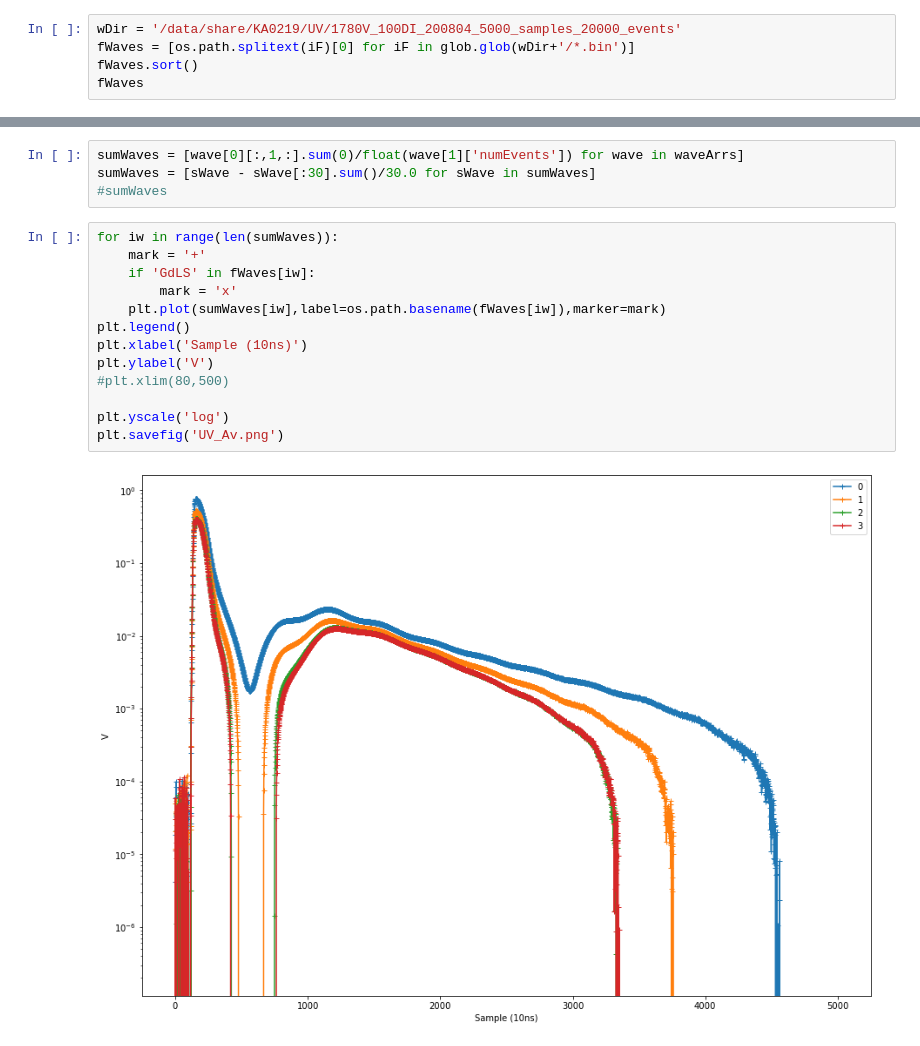
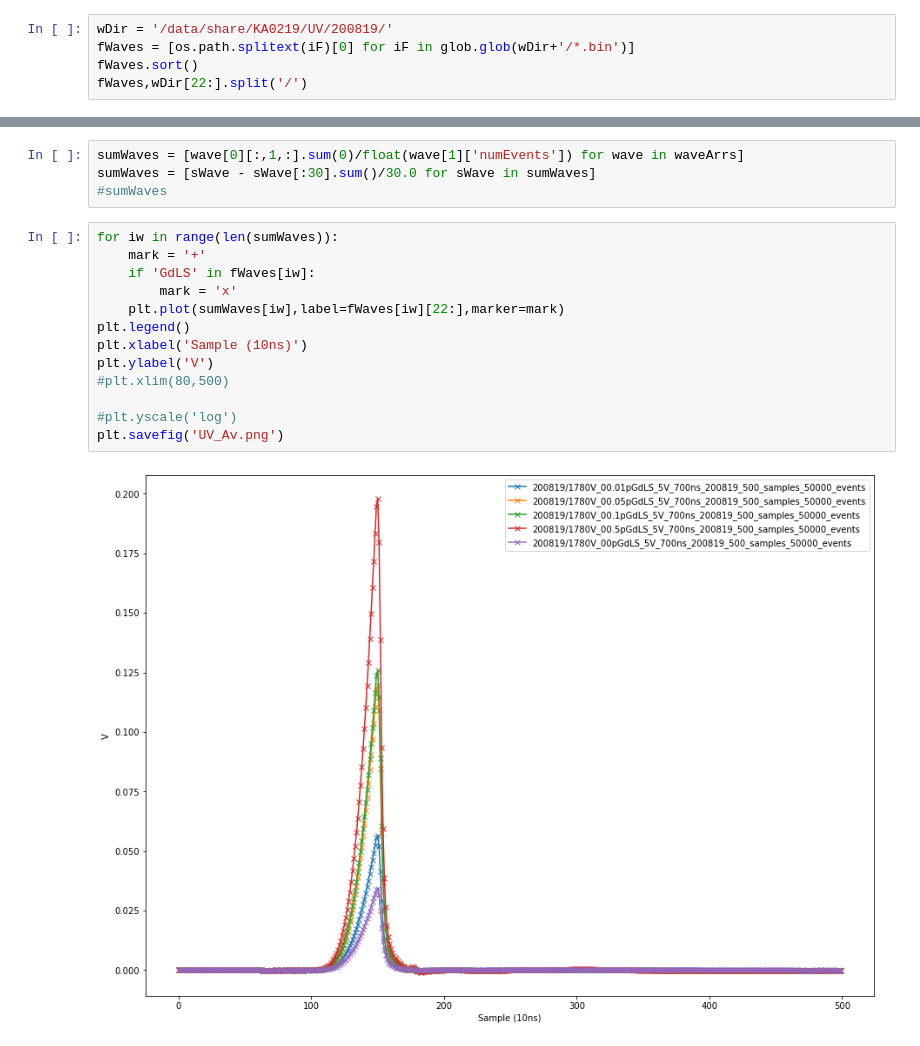
Before and after one commit to PenningLab/DDC10Ana, a Jupyter notebook: Untitled.ipynb, the cells around one changed output, grey strips where cells are left out. Cells and saved outputs as stored; diff of their text form.

```diff
--- a/Untitled.ipynb
+++ b/Untitled.ipynb
@@ -7,8 +7,8 @@ import AnaUtils as au
 import Triggered as tr
 import glob,os
 # %%
-wDir = '/data/share/KA0219/UV/1780V_100DI_200804_5000_samples_20000_events'
+wDir = '/data/share/KA0219/UV/200819/'
 fWaves = [os.path.splitext(iF)[0] for iF in glob.glob(wDir+'/*.bin')]
 fWaves.sort()
-fWaves
+fWaves,wDir[22:].split('/')
 # %% [output]
@@ -28,16 +49,16 @@ sumWaves = [sWave - sWave[:30].sum()/30.0 for sWave in sumWaves]
 # %%
 for iw in range(len(sumWaves)):
     mark = '+'
     if 'GdLS' in fWaves[iw]:
         mark = 'x'
-    plt.plot(sumWaves[iw],label=os.path.basename(fWaves[iw]),marker=mark)
+    plt.plot(sumWaves[iw],label=fWaves[iw][22:],marker=mark)
 plt.legend()
 plt.xlabel('Sample (10ns)')
 plt.ylabel('V')
 #plt.xlim(80,500)
 
-plt.yscale('log')
+#plt.yscale('log')
 plt.savefig('UV_Av.png')
 # %% [output]
-[figure, old version]
+[figure, new version]
 # %%
```
Also changed, not shown: parts of 6 cells of this notebook, 3 other files.
